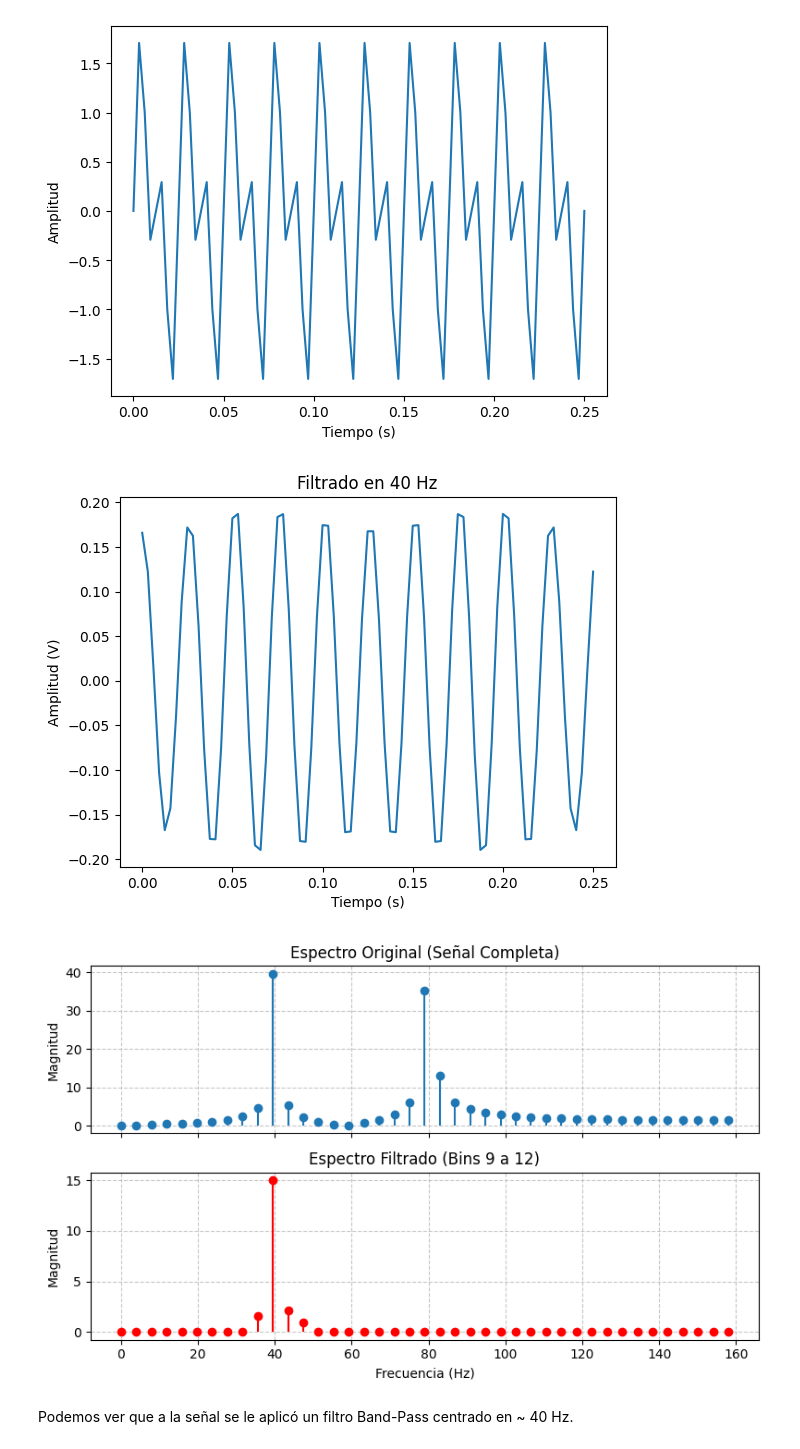
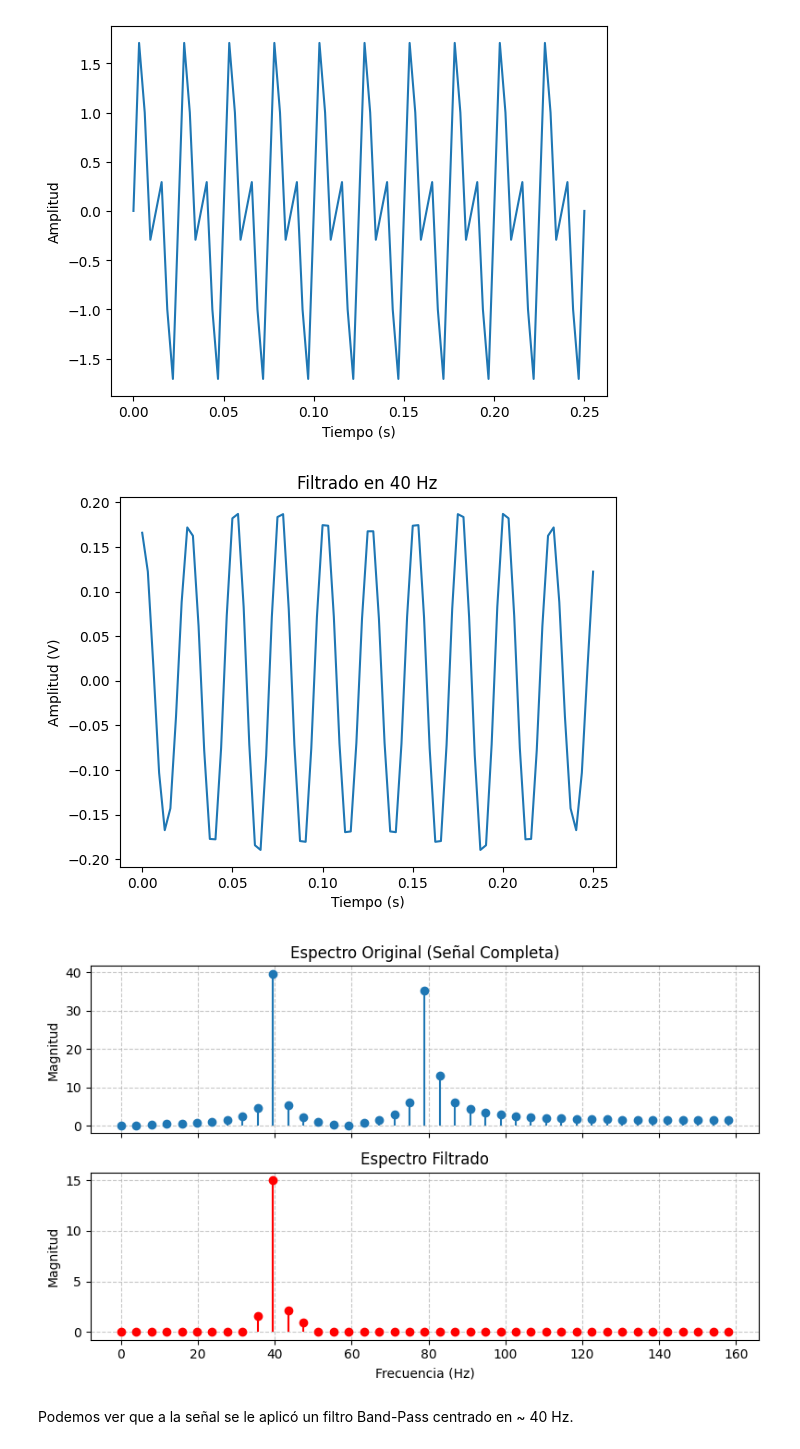
Before and after one commit to Daniu13/Lab_biosenales1, a Jupyter notebook: prac5/main.ipynb, the cells around one changed output. Drawn from its saved outputs; the diff is of its cells as text; code cells hidden in the pictures.

```diff
--- a/prac5/main.ipynb
+++ b/prac5/main.ipynb
@@ -17,7 +17,7 @@ f2 = 80 #Hz
 f3 = 160 #Hz
 
 T = 1/40 #s
-f_sampling = 160*2 #Hz
+f_sampling = 1*160*2 #Hz
 n = T/(1/f_sampling) #samples
 
 tf = 10*T #s
@@ -65,35 +65,35 @@ plt.show()
 F1 = np.fft.fft(signal)
 F2 = np.zeros((len(F1)))
 F2[9:13] = F1[9:13]
 signal_r = np.fft.ifft(F2)
 fig = plt.figure()
 ax = fig.add_subplot(111)
 ax.plot(t, np.real(signal_r))
 ax.set(title='Filtrado en 40 Hz',xlabel='Tiempo (s)', ylabel='Amplitud (V)')
 plt.show()
 
 F2_mitad = F2[0:n_mitad]
 
 fig_spec, (ax_top, ax_bot) = plt.subplots(2, 1, figsize=(8, 5), sharex=True)
 
 # Original
 ax_top.stem(freq_mitad, np.abs(signalfft_mitad), basefmt=" ")
 ax_top.set_title('Espectro Original (Señal Completa)')
 ax_top.set_ylabel('Magnitud')
 ax_top.grid(True, linestyle='--', alpha=0.7)
 
 # Filtrada
 ax_bot.stem(freq_mitad, np.abs(F2_mitad), linefmt='r', markerfmt='ro', basefmt=" ")
-ax_bot.set_title('Espectro Filtrado (Bins 9 a 12)')
+ax_bot.set_title('Espectro Filtrado')
 ax_bot.set_xlabel('Frecuencia (Hz)')
 ax_bot.set_ylabel('Magnitud')
 ax_bot.grid(True, linestyle='--', alpha=0.7)
 
 plt.tight_layout()
 plt.show()
 # %% [output]
 [figure]
-[figure, old version]
+[figure, new version]
 # %% [markdown]
 Podemos ver que a la señal se le aplicó un filtro Band-Pass centrado en ~ 40 Hz.
 # %%
```
Also changed, not shown: parts of 7 cells of this notebook.
